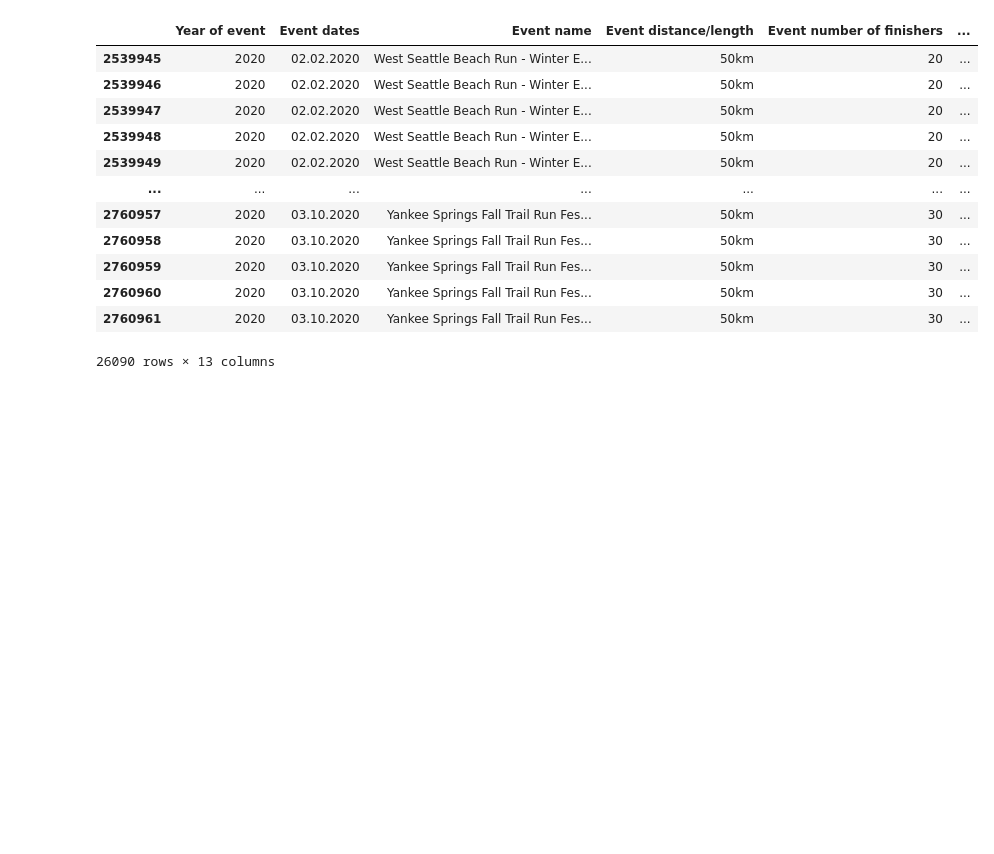
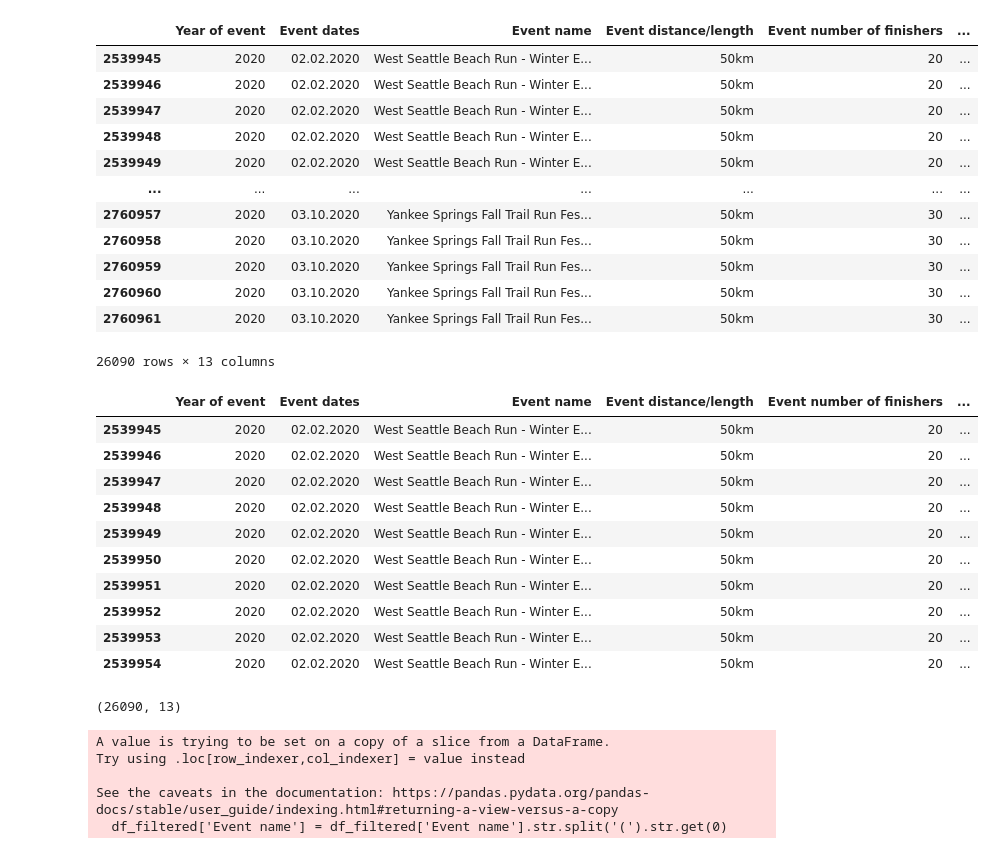
Before and after one commit to AnnieTran2023/Ultra-marathon-running-analysis, a Jupyter notebook: analysis.ipynb, the cells around one changed output. Cells and saved outputs as stored; diff of their text form; code cells hidden in the pictures; blank space fills up the shorter version.

Commit message:
clean up data and remove unused columns

```diff
--- a/analysis.ipynb
+++ b/analysis.ipynb
@@ -119,3 +119,32 @@ df[df['Event distance/length'].isin(["50km","50mi"]) & (df['Year of event'] == 2
 | 2760960 | 2020 | 03.10.2020 | Yankee Springs Fall Trail Run Fes... | 50km | 30 | ... |
 | 2760961 | 2020 | 03.10.2020 | Yankee Springs Fall Trail Run Fes... | 50km | 30 | ... |
 26090 rows × 13 columns
+# %%
+df_filtered = df[df['Event distance/length'].isin(["50km","50mi"]) & (df['Year of event'] == 2020) & (df['Event name'].str.split('(').str.get(1).str.split(')').str.get(0) == 'USA')]
+# %%
+df_filtered.head(10)
+# %% [output]
+|  | Year of event | Event dates | Event name | Event distance/length | Event number of finishers | ... |
+| 2539945 | 2020 | 02.02.2020 | West Seattle Beach Run - Winter E... | 50km | 20 | ... |
+| 2539946 | 2020 | 02.02.2020 | West Seattle Beach Run - Winter E... | 50km | 20 | ... |
+| 2539947 | 2020 | 02.02.2020 | West Seattle Beach Run - Winter E... | 50km | 20 | ... |
+| 2539948 | 2020 | 02.02.2020 | West Seattle Beach Run - Winter E... | 50km | 20 | ... |
+| 2539949 | 2020 | 02.02.2020 | West Seattle Beach Run - Winter E... | 50km | 20 | ... |
+| 2539950 | 2020 | 02.02.2020 | West Seattle Beach Run - Winter E... | 50km | 20 | ... |
+| 2539951 | 2020 | 02.02.2020 | West Seattle Beach Run - Winter E... | 50km | 20 | ... |
+| 2539952 | 2020 | 02.02.2020 | West Seattle Beach Run - Winter E... | 50km | 20 | ... |
+| 2539953 | 2020 | 02.02.2020 | West Seattle Beach Run - Winter E... | 50km | 20 | ... |
+| 2539954 | 2020 | 02.02.2020 | West Seattle Beach Run - Winter E... | 50km | 20 | ... |
+# %%
+df_filtered.shape
+# %% [output]
+(26090, 13)
+# %%
+#clean Event name / remove USA
+df_filtered['Event name'] = df_filtered['Event name'].str.split('(').str.get(0)
+# %% [output]
+A value is trying to be set on a copy of a slice from a DataFrame.
+Try using .loc[row_indexer,col_indexer] = value instead
+
+See the caveats in the documentation: https://pandas.pydata.org/pandas-docs/stable/user_guide/indexing.html#returning-a-view-versus-a-copy
+  df_filtered['Event name'] = df_filtered['Event name'].str.split('(').str.get(0)
```
Also changed, not shown: parts of 6 cells of this notebook.
